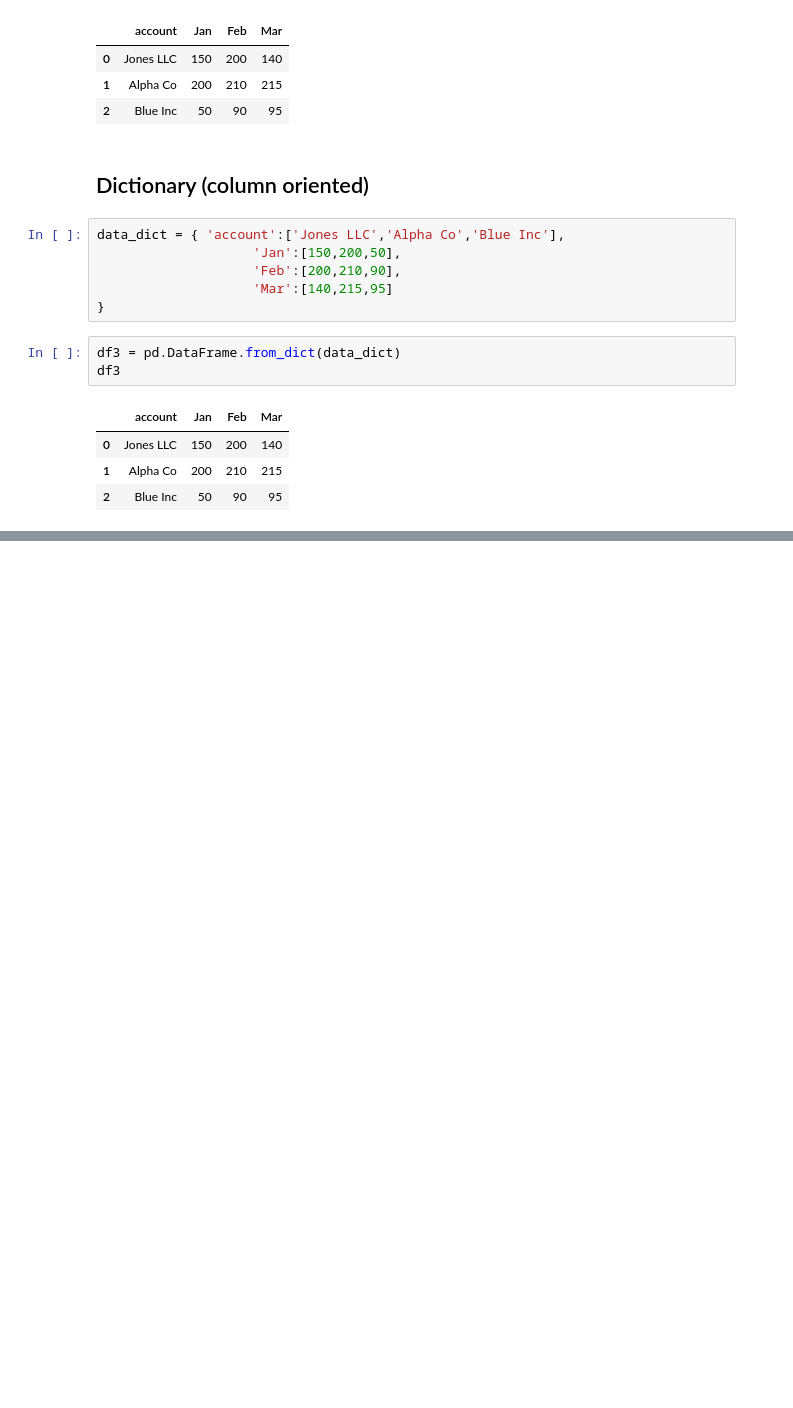
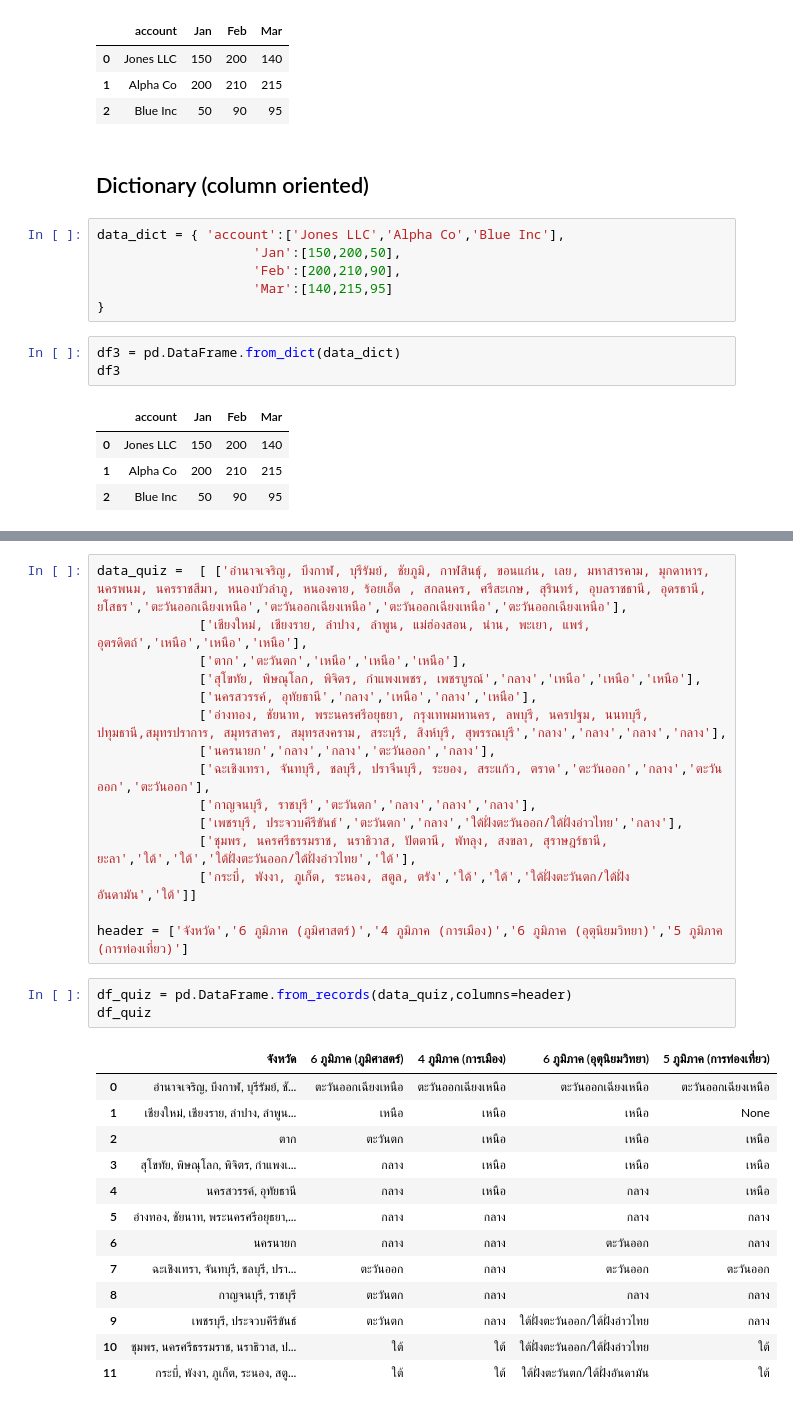
Before and after one commit to khanittha-phusopha/data_viz_2022, a Jupyter notebook: Pandas102.ipynb, the cells around one changed output, grey strips where cells are left out. Cells and saved outputs as stored; diff of their text form; blank space fills up the shorter version.

```diff
--- a/Pandas102.ipynb
+++ b/Pandas102.ipynb
@@ -393,0 +399,32 @@ df3
+# %%
+data_quiz =  [ ['อำนาจเจริญ, บึงกาฬ, บุรีรัมย์, ชัยภูมิ, กาฬสินธุ์, ขอนแก่น, เลย, มหาสารคาม, มุกดาหาร, นครพนม, นครราชสีมา, หนองบัวลำภู, หนองคาย, ร้อยเอ็ด , สกลนคร, ศรีสะเกษ, สุรินทร์, อุบลราชธานี, อุดรธานี, ยโสธร','ตะวันออกเฉียงเหนือ','ตะวันออกเฉียงเหนือ','ตะวันออกเฉียงเหนือ','ตะวันออกเฉียงเหนือ'],
+             ['เชียงใหม่, เชียงราย, ลำปาง, ลำพูน, แม่ฮ่องสอน, น่าน, พะเยา, แพร่, อุตรดิตถ์','เหนือ','เหนือ','เหนือ'],
+             ['ตาก','ตะวันตก','เหนือ','เหนือ','เหนือ'],
+             ['สุโขทัย, พิษณุโลก, พิจิตร, กำแพงเพชร, เพชรบูรณ์','กลาง','เหนือ','เหนือ','เหนือ'],
+             ['นครสวรรค์, อุทัยธานี','กลาง','เหนือ','กลาง','เหนือ'],
+             ['อ่างทอง, ชัยนาท, พระนครศรีอยุธยา, กรุงเทพมหานคร, ลพบุรี, นครปฐม, นนทบุรี, ปทุมธานี,สมุทรปราการ, สมุทรสาคร, สมุทรสงคราม, สระบุรี, สิงห์บุรี, สุพรรณบุรี','กลาง','กลาง','กลาง','กลาง'],
+             ['นครนายก','กลาง','กลาง','ตะวันออก','กลาง'],
+             ['ฉะเชิงเทรา, จันทบุรี, ชลบุรี, ปราจีนบุรี, ระยอง, สระแก้ว, ตราด','ตะวันออก','กลาง','ตะวันออก','ตะวันออก'],
+             ['กาญจนบุรี, ราชบุรี','ตะวันตก','กลาง','กลาง','กลาง'],
+             ['เพชรบุรี, ประจวบคีรีขันธ์','ตะวันตก','กลาง','ใต้ฝั่งตะวันออก/ใต้ฝั่งอ่าวไทย','กลาง'],
+             ['ชุมพร, นครศรีธรรมราช, นราธิวาส, ปัตตานี, พัทลุง, สงขลา, สุราษฎร์ธานี, ยะลา','ใต้','ใต้','ใต้ฝั่งตะวันออก/ใต้ฝั่งอ่าวไทย','ใต้'],
+             ['กระบี่, พังงา, ภูเก็ต, ระนอง, สตูล, ตรัง','ใต้','ใต้','ใต้ฝั่งตะวันตก/ใต้ฝั่งอันดามัน','ใต้']]
+
+header = ['จังหวัด','6 ภูมิภาค (ภูมิศาสตร์)','4 ภูมิภาค (การเมือง)','6 ภูมิภาค (อุตุนิยมวิทยา)','5 ภูมิภาค (การท่องเที่ยว)']
+# %%
+df_quiz = pd.DataFrame.from_records(data_quiz,columns=header)
+df_quiz
+# %% [output]
+|  | จังหวัด | 6 ภูมิภาค (ภูมิศาสตร์) | 4 ภูมิภาค (การเมือง) | 6 ภูมิภาค (อุตุนิยมวิทยา) | 5 ภูมิภาค (การท่องเที่ยว) |
+| 0 | อำนาจเจริญ, บึงกาฬ, บุรีรัมย์, ชั... | ตะวันออกเฉียงเหนือ | ตะวันออกเฉียงเหนือ | ตะวันออกเฉียงเหนือ | ตะวันออกเฉียงเหนือ |
+| 1 | เชียงใหม่, เชียงราย, ลำปาง, ลำพูน... | เหนือ | เหนือ | เหนือ | None |
+| 2 | ตาก | ตะวันตก | เหนือ | เหนือ | เหนือ |
+| 3 | สุโขทัย, พิษณุโลก, พิจิตร, กำแพงเ... | กลาง | เหนือ | เหนือ | เหนือ |
+| 4 | นครสวรรค์, อุทัยธานี | กลาง | เหนือ | กลาง | เหนือ |
+| 5 | อ่างทอง, ชัยนาท, พระนครศรีอยุธยา,... | กลาง | กลาง | กลาง | กลาง |
+| 6 | นครนายก | กลาง | กลาง | ตะวันออก | กลาง |
+| 7 | ฉะเชิงเทรา, จันทบุรี, ชลบุรี, ปรา... | ตะวันออก | กลาง | ตะวันออก | ตะวันออก |
+| 8 | กาญจนบุรี, ราชบุรี | ตะวันตก | กลาง | กลาง | กลาง |
+| 9 | เพชรบุรี, ประจวบคีรีขันธ์ | ตะวันตก | กลาง | ใต้ฝั่งตะวันออก/ใต้ฝั่งอ่าวไทย | กลาง |
+| 10 | ชุมพร, นครศรีธรรมราช, นราธิวาส, ป... | ใต้ | ใต้ | ใต้ฝั่งตะวันออก/ใต้ฝั่งอ่าวไทย | ใต้ |
+| 11 | กระบี่, พังงา, ภูเก็ต, ระนอง, สตู... | ใต้ | ใต้ | ใต้ฝั่งตะวันตก/ใต้ฝั่งอันดามัน | ใต้ |
```
Also changed, not shown: parts of 2 cells of this notebook.
